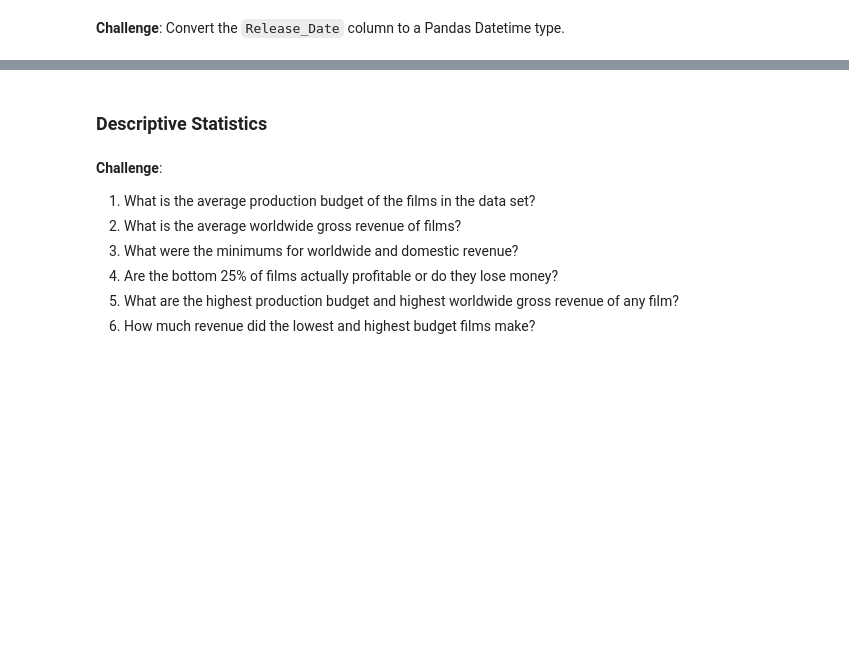
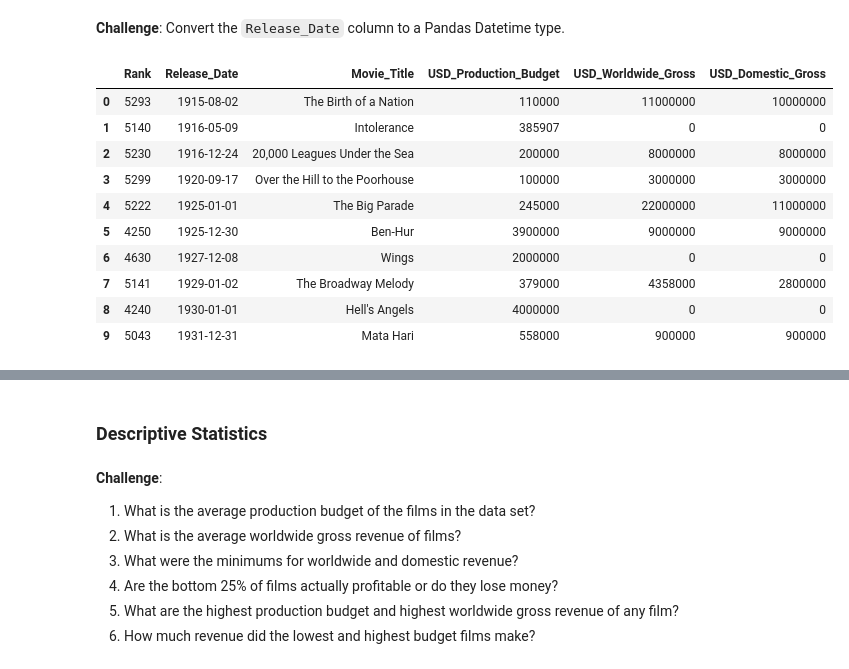
Before and after one commit to PuddiPuddi96/Python, a Jupyter notebook: 100-days-of-code/day-78/notebooks/Seaborn_and_Linear_Regression.ipynb, the cells around one changed output, grey strips where cells are left out. Saved outputs shown, nothing was run; the diff lists cells and outputs as text; code cells hidden in the pictures; blank space fills up the shorter version.

```diff
--- a/100-days-of-code/day-78/notebooks/Seaborn_and_Linear_Regression.ipynb
+++ b/100-days-of-code/day-78/notebooks/Seaborn_and_Linear_Regression.ipynb
@@ -41,2 +123,18 @@ Note that *domestic* in this context refers to the United States.
 # %% [markdown]
 **Challenge**: Convert the `Release_Date` column to a Pandas Datetime type.
+# %%
+data.Release_Date = pd.to_datetime(data.Release_Date)
+# %%
+data.head(10)
+# %% [output]
+|  | Rank | Release_Date | Movie_Title | USD_Production_Budget | USD_Worldwide_Gross | USD_Domestic_Gross |
+| 0 | 5293 | 1915-08-02 | The Birth of a Nation | 110000 | 11000000 | 10000000 |
+| 1 | 5140 | 1916-05-09 | Intolerance | 385907 | 0 | 0 |
+| 2 | 5230 | 1916-12-24 | 20,000 Leagues Under the Sea | 200000 | 8000000 | 8000000 |
+| 3 | 5299 | 1920-09-17 | Over the Hill to the Poorhouse | 100000 | 3000000 | 3000000 |
+| 4 | 5222 | 1925-01-01 | The Big Parade | 245000 | 22000000 | 11000000 |
+| 5 | 4250 | 1925-12-30 | Ben-Hur | 3900000 | 9000000 | 9000000 |
+| 6 | 4630 | 1927-12-08 | Wings | 2000000 | 0 | 0 |
+| 7 | 5141 | 1929-01-02 | The Broadway Melody | 379000 | 4358000 | 2800000 |
+| 8 | 4240 | 1930-01-01 | Hell's Angels | 4000000 | 0 | 0 |
+| 9 | 5043 | 1931-12-31 | Mata Hari | 558000 | 900000 | 900000 |
```
Also changed, not shown: parts of 10 cells of this notebook.
